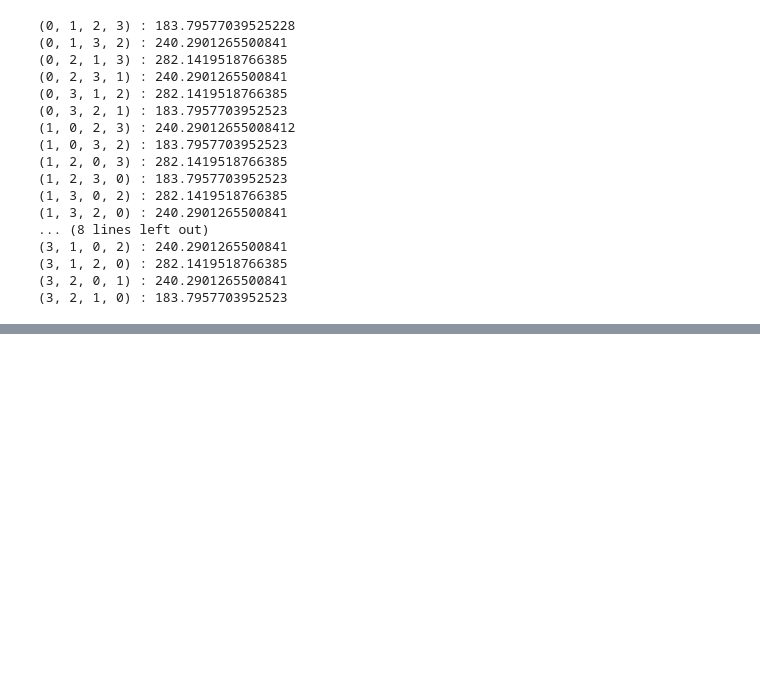
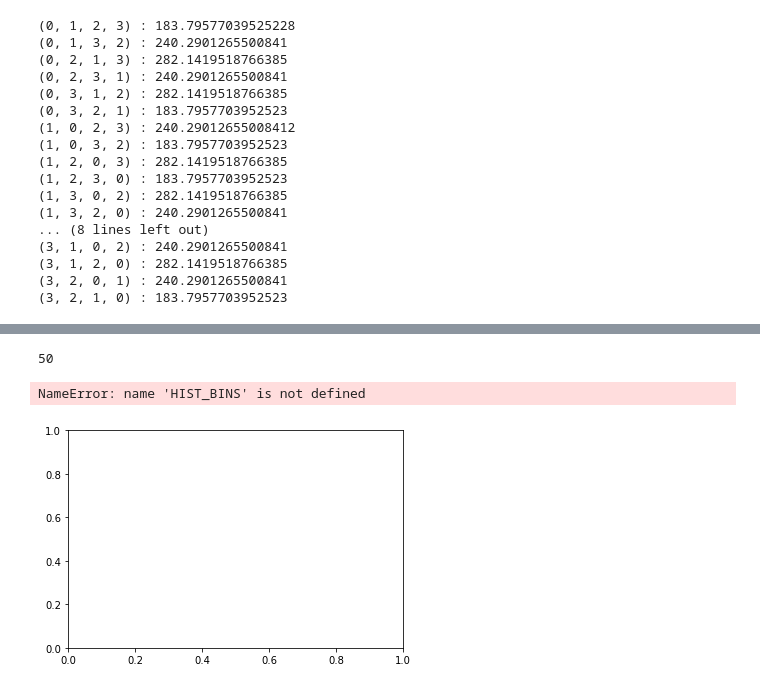
Before and after one commit to simondobers/quantum_alternating_operator, a Jupyter notebook: TSP.ipynb, the cells around one changed output, grey strips where cells are left out. Saved outputs shown, nothing was run; the diff lists cells and outputs as text; code cells hidden in the pictures; blank space fills up the shorter version.

Commit message:
began to implement animation for opimization

```diff
--- a/TSP.ipynb
+++ b/TSP.ipynb
@@ -129,0 +175,19 @@ res_qaoa
+# %%
+len(alternating_operator_counts)
+# %% [output]
+50
+# %%
+import numpy as np
+import matplotlib.pyplot as plt
+import matplotlib.animation as animation
+
+
+# histogram our data with numpy
+data = np.random.randn(1000)
+n, _ = np.histogram(data, HIST_BINS)
+# %% [output]
+NameError: name 'HIST_BINS' is not defined
+# %%
+fig,ax = plt.subplots()
+# %% [output]
+[figure, added]
```
Also changed, not shown: parts of 26 cells of this notebook, 1 other file.
